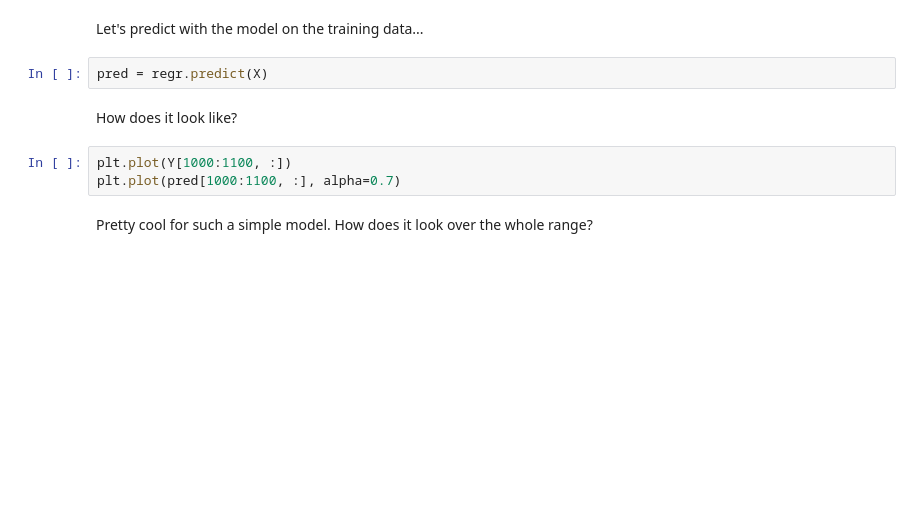
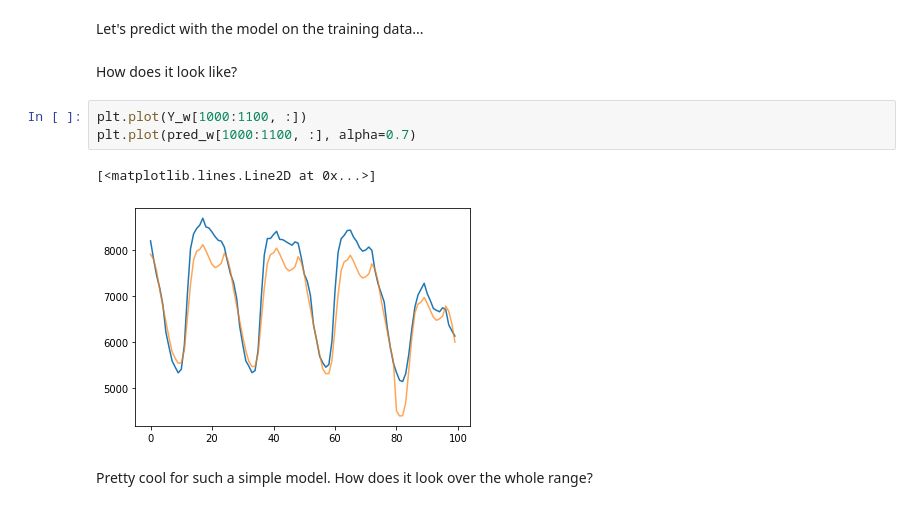
Before and after one commit to inwe-boku/lecture-scientific-computing, a Jupyter notebook: lecture07-fitting/lecture07.ipynb, the cells around one changed output. Saved outputs shown, nothing was run; the diff lists cells and outputs as text; blank space fills up the shorter version.

```diff
--- a/lecture07-fitting/lecture07.ipynb
+++ b/lecture07-fitting/lecture07.ipynb
@@ -194,12 +210,13 @@ regr.intercept_
 # %% [markdown]
 Let's predict with the model on the training data...
-# %%
-pred = regr.predict(X)
 # %% [markdown]
 How does it look like?
 # %%
-plt.plot(Y[1000:1100, :])
-plt.plot(pred[1000:1100, :], alpha=0.7)
+plt.plot(Y_w[1000:1100, :])
+plt.plot(pred_w[1000:1100, :], alpha=0.7)
+# %% [output]
+[<matplotlib.lines.Line2D at 0x...>]
+[figure, added]
 # %% [markdown]
 Pretty cool for such a simple model. How does it look over the whole range?
 # %%
```
Also changed, not shown: parts of 65 cells of this notebook.
